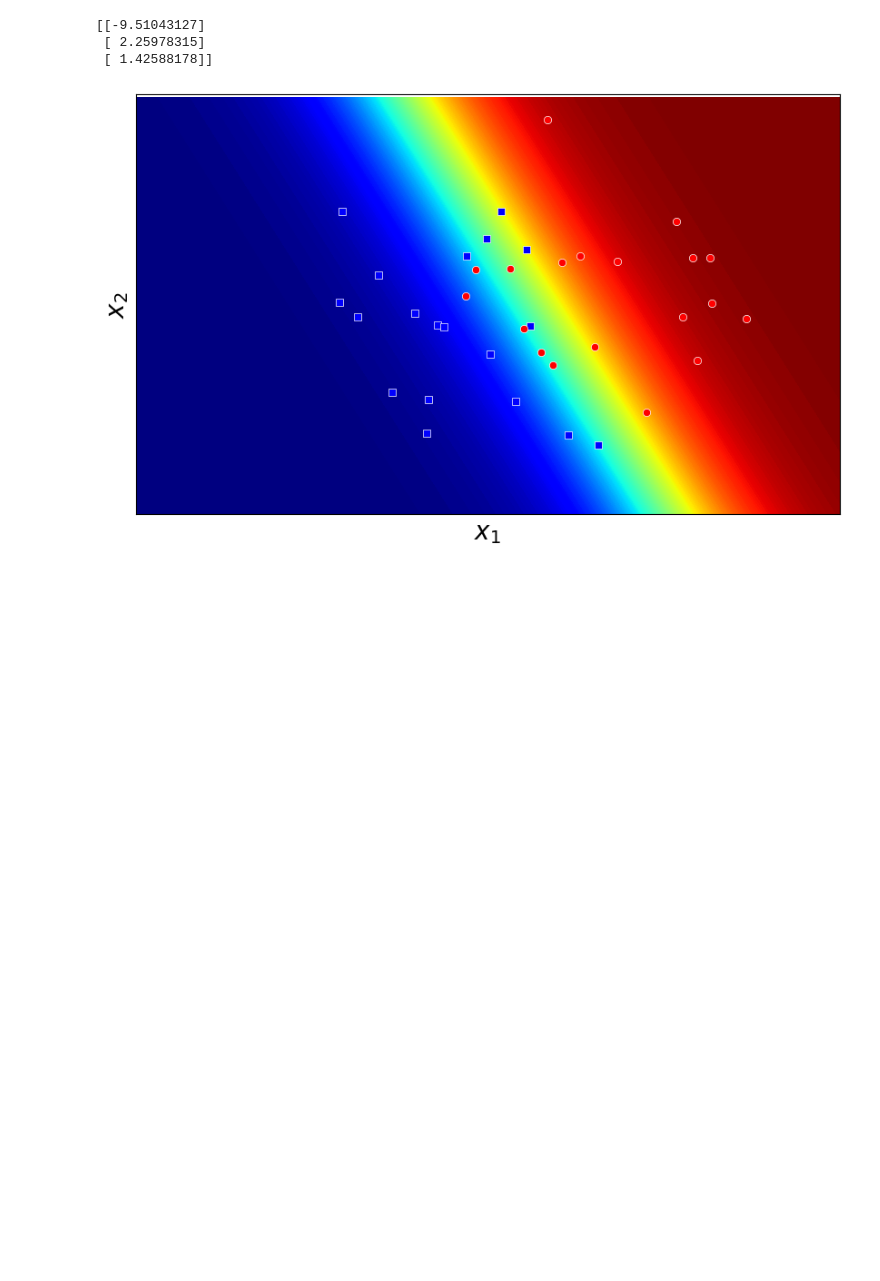
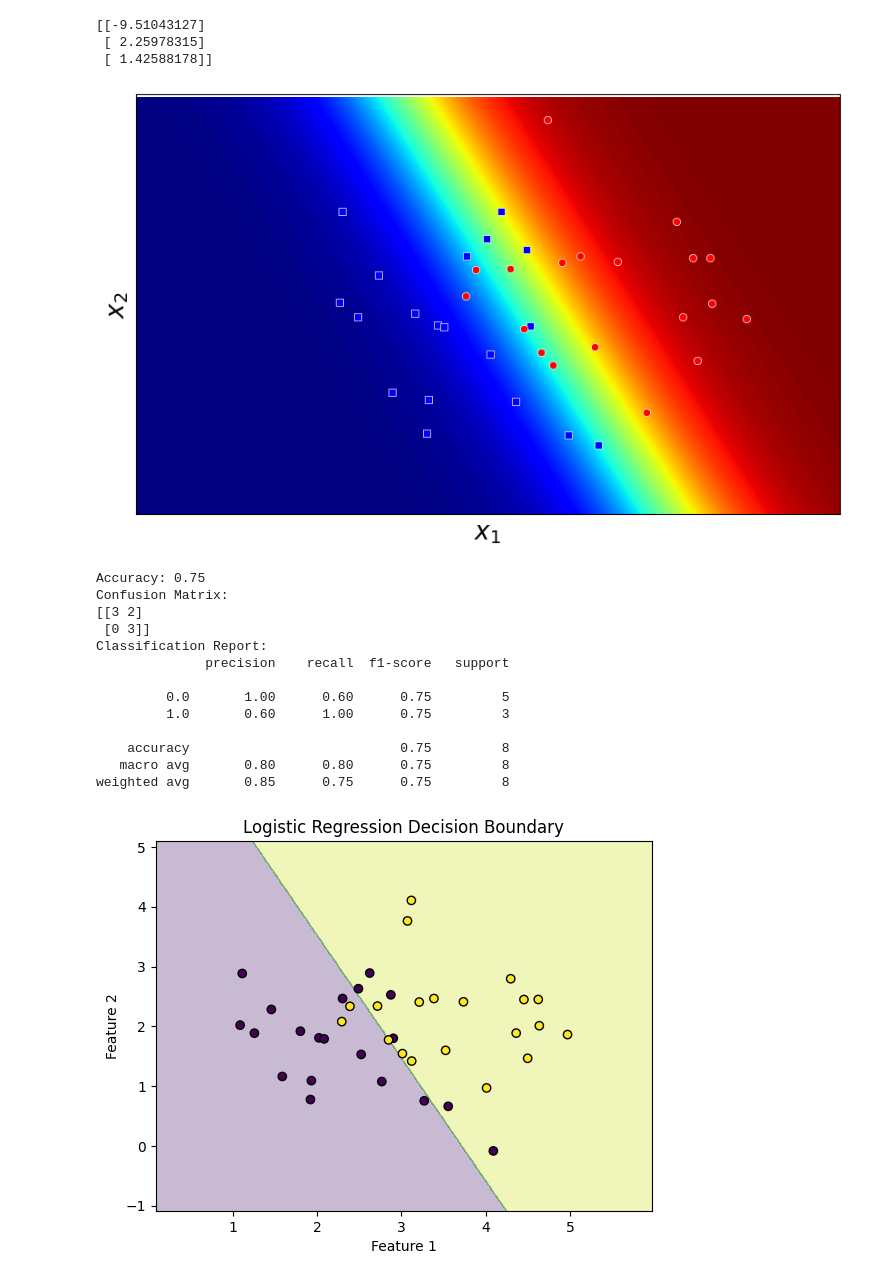
Before and after one commit to yuk068/machine-learning-mat3533, a Jupyter notebook: Jupyter/logr-assignment/example2_syn_2d.ipynb, the cells around one changed output. Saved outputs shown, nothing was run; the diff lists cells and outputs as text; code cells hidden in the pictures; blank space fills up the shorter version.

```diff
--- a/Jupyter/logr-assignment/example2_syn_2d.ipynb
+++ b/Jupyter/logr-assignment/example2_syn_2d.ipynb
@@ -94,3 +88,67 @@ plt.savefig('logistic_2d_2.png', bbox_inches='tight', dpi=100)
 plt.show()
 # %% [output]
 [figure]
+# %%
+# Scikit-learn Logistic Regression implementation
+
+# Create labels
+y1 = np.zeros(N)
+y2 = np.ones(N)
+
+# Combine the datasets
+X = np.vstack((X1, X2))
+y = np.hstack((y1, y2))
+
+# Split the data into training and testing sets
+X_train, X_test, y_train, y_test = train_test_split(X, y, test_size=0.2, random_state=42)
+
+# Train the logistic regression model
+log_reg = LogisticRegression()
+log_reg.fit(X_train, y_train)
+
+# Make predictions
+y_pred = log_reg.predict(X_test)
+
+# Evaluate the model
+accuracy = accuracy_score(y_test, y_pred)
+print(f'Accuracy: {accuracy:.2f}')
+print('Confusion Matrix:')
+print(confusion_matrix(y_test, y_pred))
+print('Classification Report:')
+print(classification_report(y_test, y_pred))
+
+# Plotting the decision boundary
+def plot_decision_boundary(model, X, y):
+    # Create a mesh to plot
+    x_min, x_max = X[:, 0].min() - 1, X[:, 0].max() + 1
+    y_min, y_max = X[:, 1].min() - 1, X[:, 1].max() + 1
+    xx, yy = np.meshgrid(np.arange(x_min, x_max, 0.01),
+                         np.arange(y_min, y_max, 0.01))
+
+    Z = model.predict(np.c_[xx.ravel(), yy.ravel()])
+    Z = Z.reshape(xx.shape)
+
+    plt.contourf(xx, yy, Z, alpha=0.3)
+    plt.scatter(X[:, 0], X[:, 1], c=y, edgecolors='k')
+    plt.xlabel('Feature 1')
+    plt.ylabel('Feature 2')
+    plt.title('Logistic Regression Decision Boundary')
+    plt.show()
+
+# Plot the decision boundary
+plot_decision_boundary(log_reg, X, y)
+# %% [output]
+Accuracy: 0.75
+Confusion Matrix:
+[[3 2]
+ [0 3]]
+Classification Report:
+              precision    recall  f1-score   support
+
+         0.0       1.00      0.60      0.75         5
+         1.0       0.60      1.00      0.75         3
+
+    accuracy                           0.75         8
+   macro avg       0.80      0.80      0.75         8
+weighted avg       0.85      0.75      0.75         8
+[figure, added]
```
Also changed, not shown: parts of 5 cells of this notebook, 7 other files.
